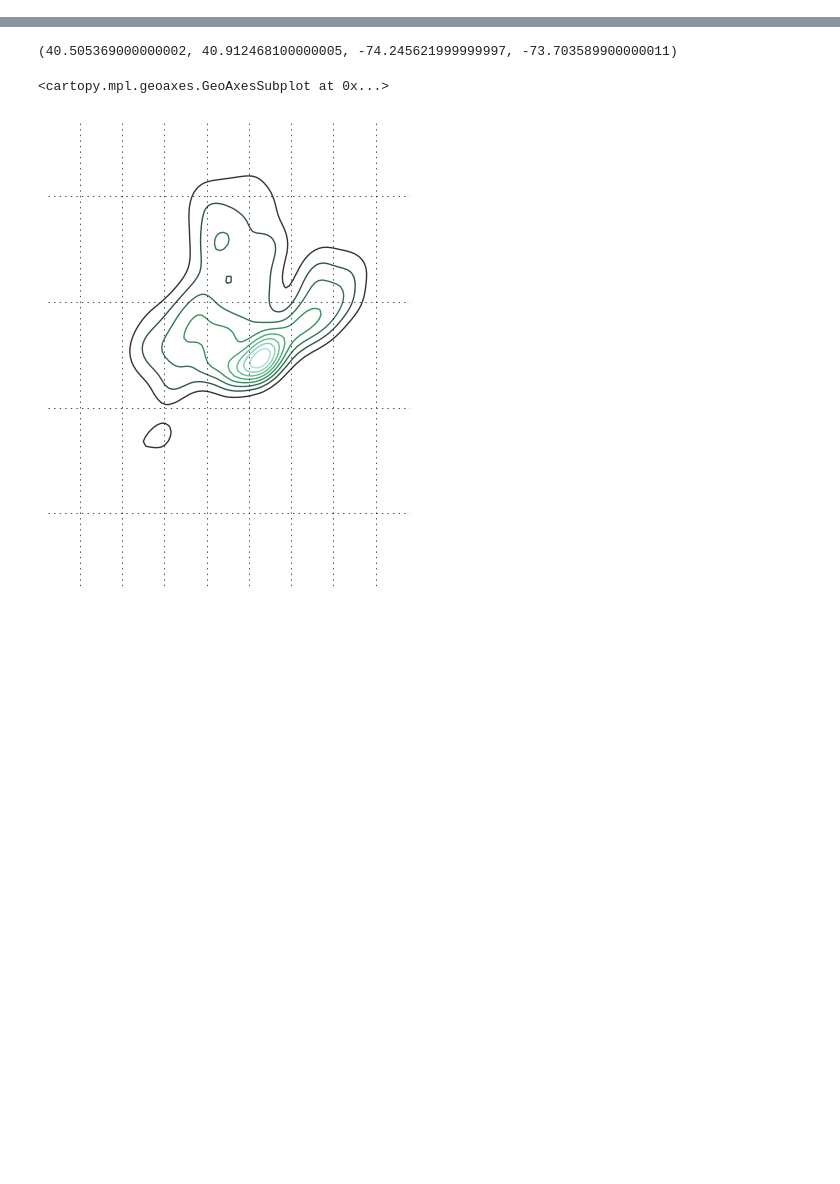
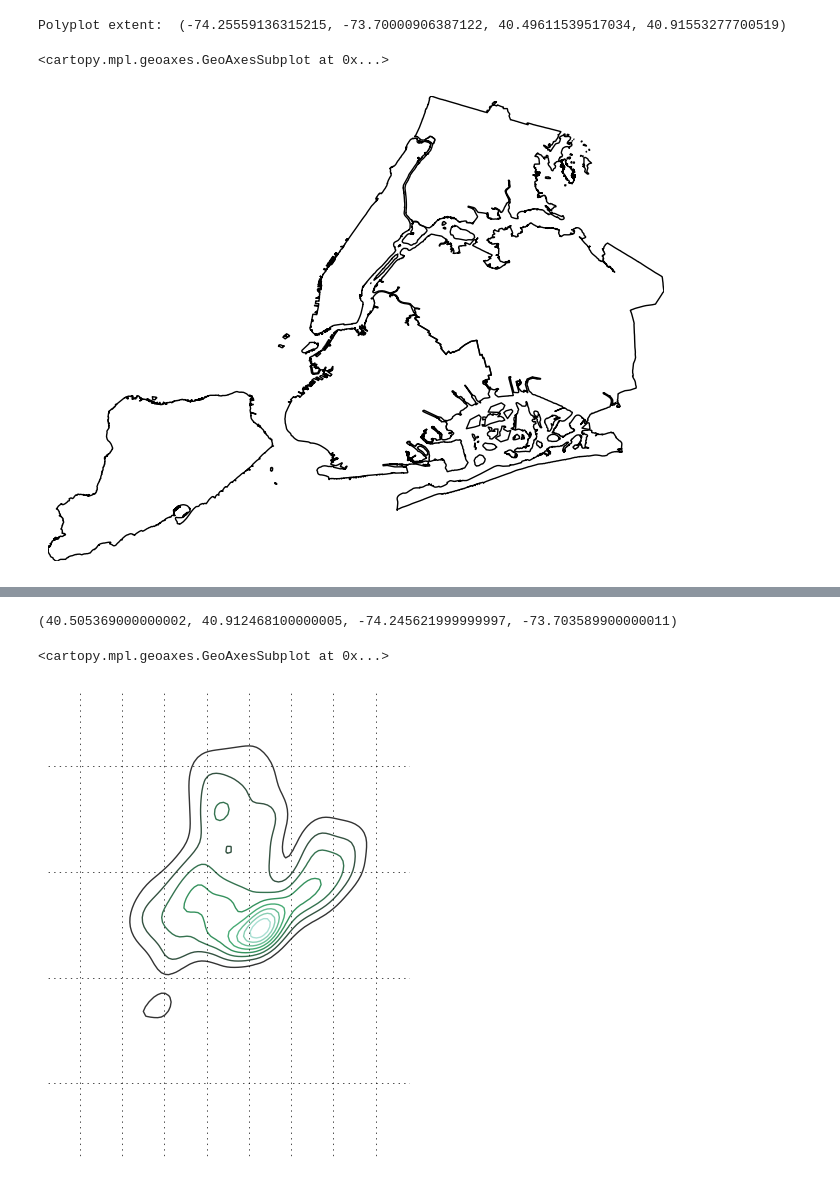
Before and after one commit to ResidentMario/geoplot, a Jupyter notebook: notebooks/dev.ipynb, the cells around one changed output, grey strips where cells are left out. Saved outputs shown, nothing was run; the diff lists cells and outputs as text; code cells hidden in the pictures; blank space fills up the shorter version.

```diff
--- a/notebooks/dev.ipynb
+++ b/notebooks/dev.ipynb
@@ -18 +26,7 @@ boroughs['Population Density'] = boroughs['Population'] / boroughs['Shape_Area']
+# %%
+gplt.polyplot(boroughs, projection=ccrs.PlateCarree())
+# %% [output]
+Polyplot extent:  (-74.25559136315215, -73.70000906387122, 40.49611539517034, 40.91553277700519)
+<cartopy.mpl.geoaxes.GeoAxesSubplot at 0x...>
+[figure, added]
 # %%
```
Also changed, not shown: parts of 4 cells of this notebook, 2 other files.
